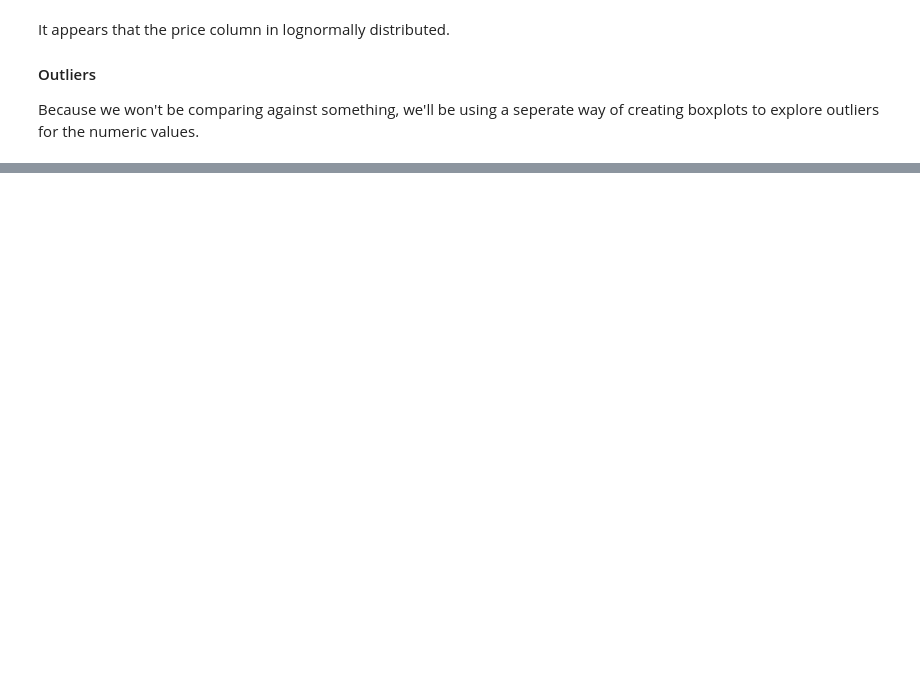
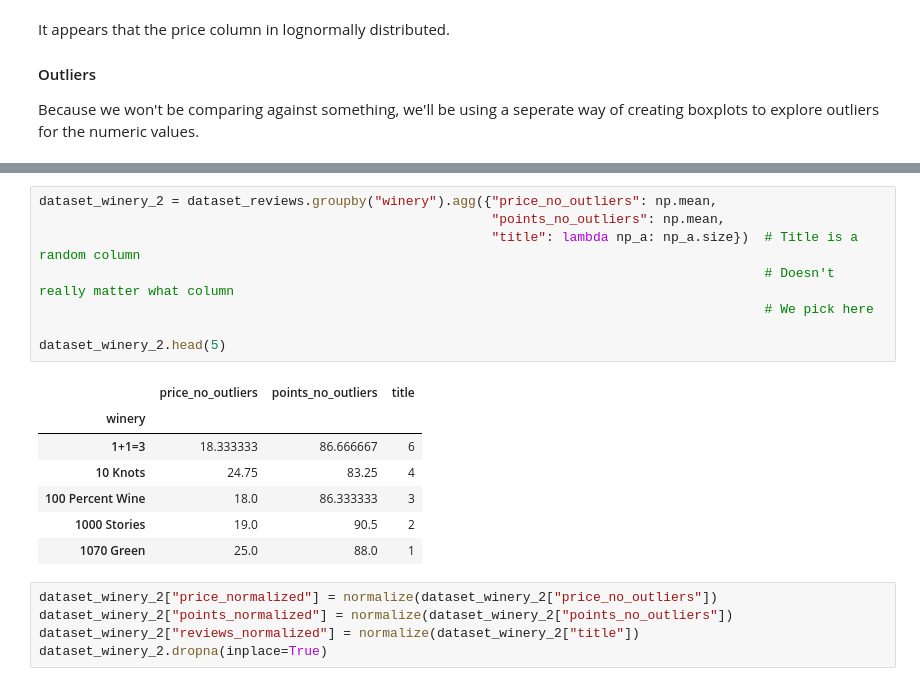
Before and after one commit to m-jeu/CM_0, a Jupyter notebook: research_iteration_2.ipynb, the cells around one changed output, grey strips where cells are left out. Drawn from its saved outputs; the diff is of its cells as text; blank space fills up the shorter version.

```diff
--- a/research_iteration_2.ipynb
+++ b/research_iteration_2.ipynb
@@ -469,0 +697,21 @@ There is one problem: there isn't much numerical data available to use in our mo
+# %%
+dataset_winery_2 = dataset_reviews.groupby("winery").agg({"price_no_outliers": np.mean,
+                                                          "points_no_outliers": np.mean,
+                                                          "title": lambda np_a: np_a.size})  # Title is a random column
+                                                                                             # Doesn't really matter what column
+                                                                                             # We pick here
+
+dataset_winery_2.head(5)
+# %% [output]
+|  | price_no_outliers | points_no_outliers | title |
+| winery |  |  |  |
+| 1+1=3 | 18.333333 | 86.666667 | 6 |
+| 10 Knots | 24.75 | 83.25 | 4 |
+| 100 Percent Wine | 18.0 | 86.333333 | 3 |
+| 1000 Stories | 19.0 | 90.5 | 2 |
+| 1070 Green | 25.0 | 88.0 | 1 |
+# %%
+dataset_winery_2["price_normalized"] = normalize(dataset_winery_2["price_no_outliers"])
+dataset_winery_2["points_normalized"] = normalize(dataset_winery_2["points_no_outliers"])
+dataset_winery_2["reviews_normalized"] = normalize(dataset_winery_2["title"])
+dataset_winery_2.dropna(inplace=True)
```
Also changed, not shown: parts of 73 cells of this notebook.
